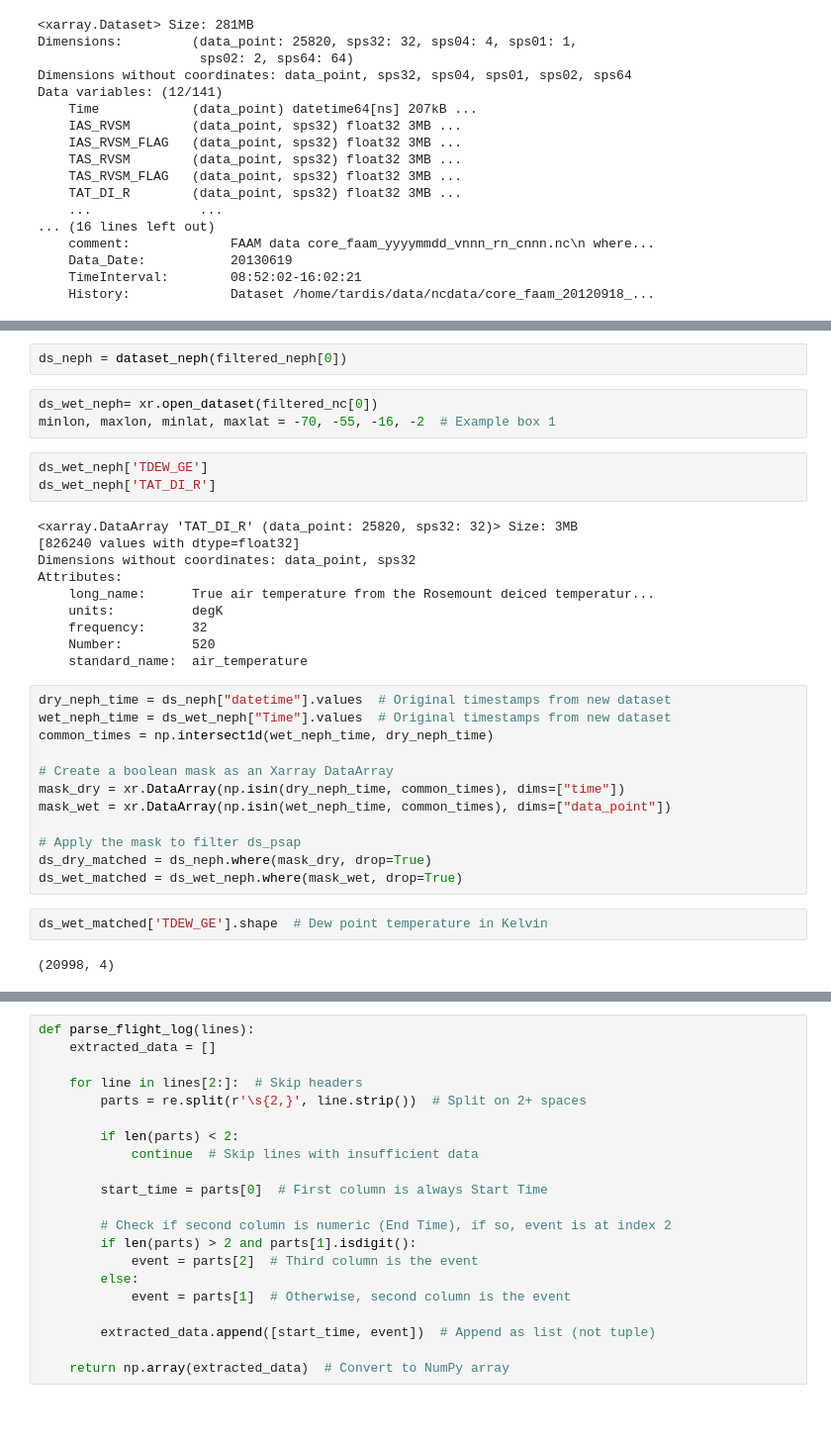
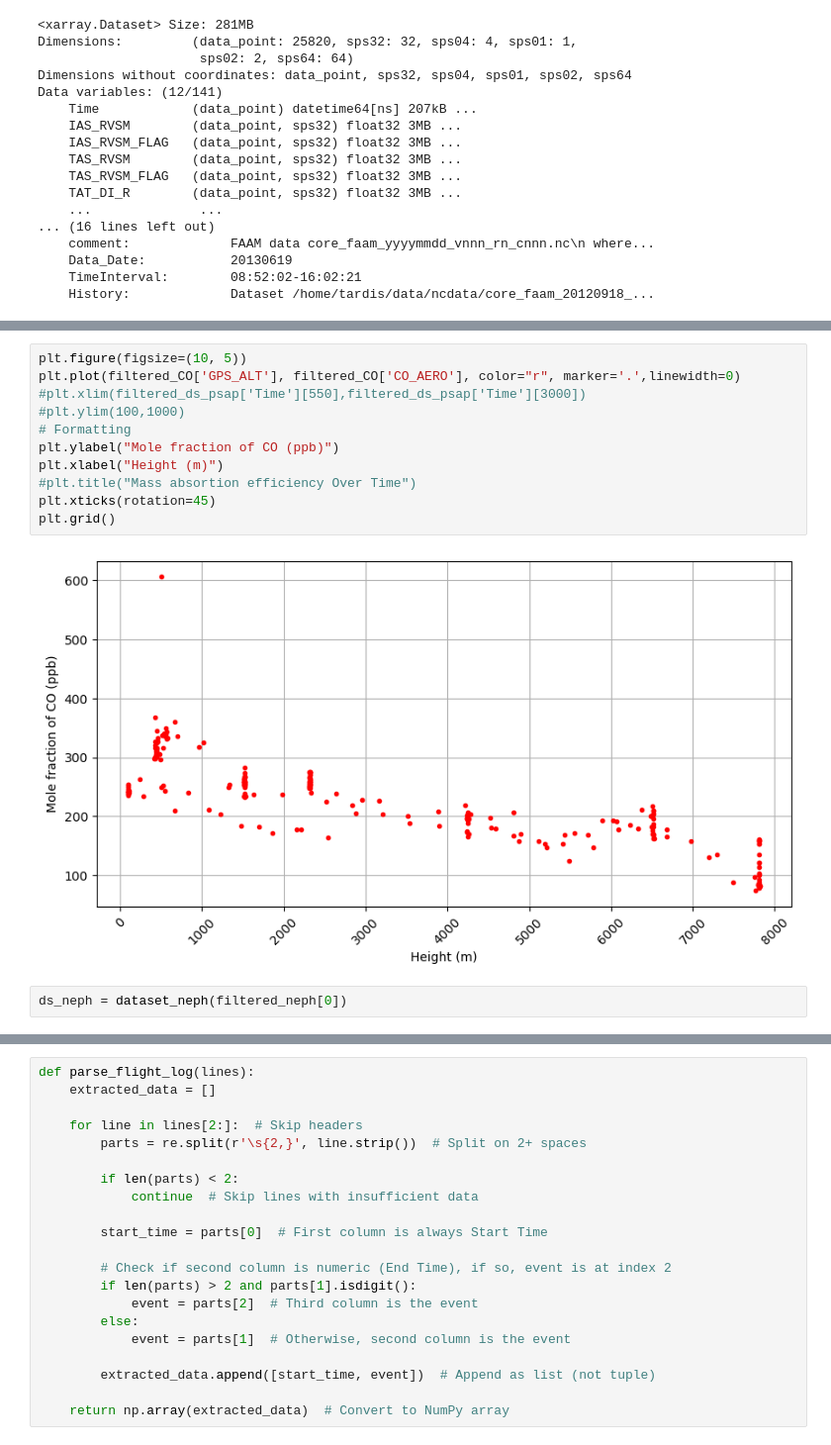
Before and after one commit to thiago-vg/SAMBBA-data-analysis, a Jupyter notebook: Scripts/CO_plot_test.ipynb, the cells around one changed output, grey strips where cells are left out. Shown at 99% size. Cells and saved outputs as stored; diff of their text form; blank space fills up the shorter version.

```diff
--- a/Scripts/CO_plot_test.ipynb
+++ b/Scripts/CO_plot_test.ipynb
@@ -230,34 +268,15 @@ plt.grid()
+# %%
+plt.figure(figsize=(10, 5))
+plt.plot(filtered_CO['GPS_ALT'], filtered_CO['CO_AERO'], color="r", marker='.',linewidth=0)
+#plt.xlim(filtered_ds_psap['Time'][550],filtered_ds_psap['Time'][3000])
+#plt.ylim(100,1000)
+# Formatting
+plt.ylabel("Mole fraction of CO (ppb)")
+plt.xlabel("Height (m)")
+#plt.title("Mass absortion efficiency Over Time")
+plt.xticks(rotation=45)
+plt.grid()
+# %% [output]
+[figure, added]
 # %%
 ds_neph = dataset_neph(filtered_neph[0])
-# %%
-ds_wet_neph= xr.open_dataset(filtered_nc[0])
-minlon, maxlon, minlat, maxlat = -70, -55, -16, -2  # Example box 1
-# %%
-ds_wet_neph['TDEW_GE']
-ds_wet_neph['TAT_DI_R']
-# %% [output]
-<xarray.DataArray 'TAT_DI_R' (data_point: 25820, sps32: 32)> Size: 3MB
-[826240 values with dtype=float32]
-Dimensions without coordinates: data_point, sps32
-Attributes:
-    long_name:      True air temperature from the Rosemount deiced temperatur...
-    units:          degK
-    frequency:      32
-    Number:         520
-    standard_name:  air_temperature
-# %%
-dry_neph_time = ds_neph["datetime"].values  # Original timestamps from new dataset
-wet_neph_time = ds_wet_neph["Time"].values  # Original timestamps from new dataset
-common_times = np.intersect1d(wet_neph_time, dry_neph_time)
-
-# Create a boolean mask as an Xarray DataArray
-mask_dry = xr.DataArray(np.isin(dry_neph_time, common_times), dims=["time"])
-mask_wet = xr.DataArray(np.isin(wet_neph_time, common_times), dims=["data_point"])
-
-# Apply the mask to filter ds_psap
-ds_dry_matched = ds_neph.where(mask_dry, drop=True)
-ds_wet_matched = ds_wet_neph.where(mask_wet, drop=True)
-# %%
-ds_wet_matched['TDEW_GE'].shape  # Dew point temperature in Kelvin
-# %% [output]
-(20998, 4)
```
Also changed, not shown: parts of 19 cells of this notebook, 2 other files.
